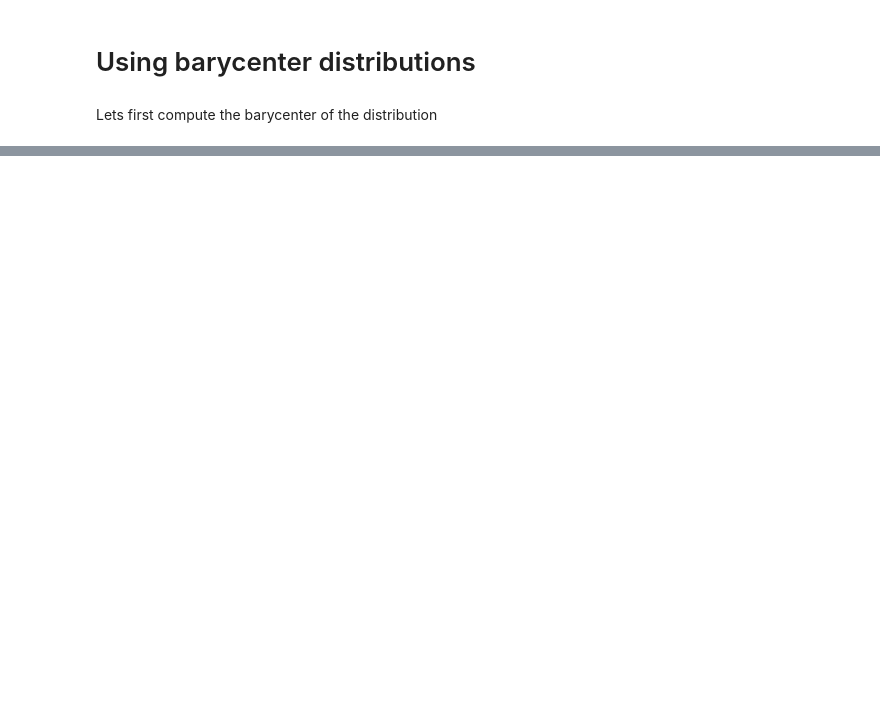
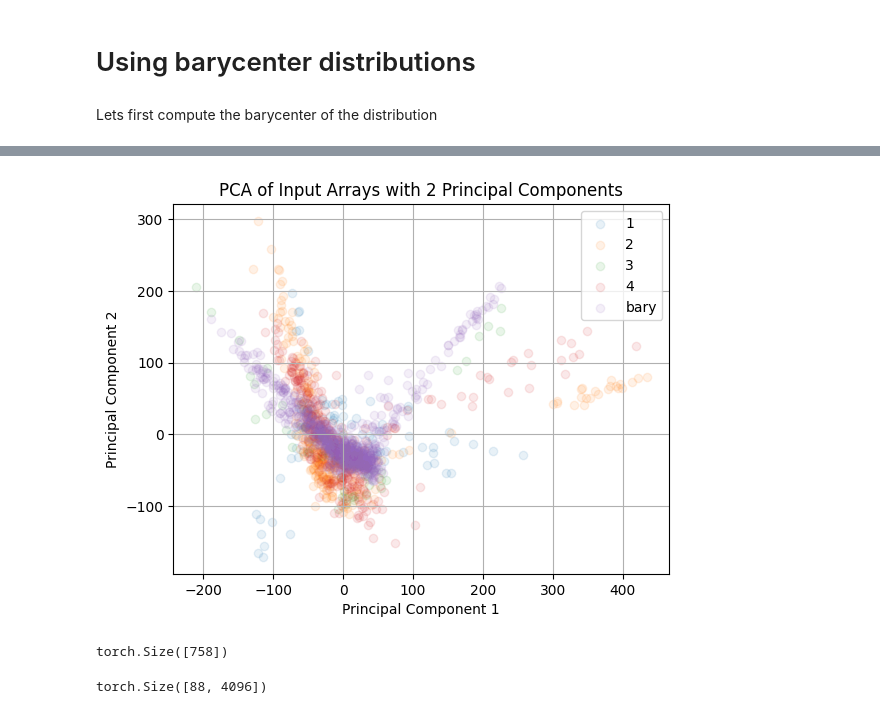
Before and after one commit to balazsmorv/fmri_classifier, a Jupyter notebook: Office-Caltech/office-caltech-simple.ipynb, the cells around one changed output, grey strips where cells are left out. Cells and saved outputs as stored; diff of their text form; code cells hidden in the pictures; blank space fills up the shorter version.

```diff
--- a/Office-Caltech/office-caltech-simple.ipynb
+++ b/Office-Caltech/office-caltech-simple.ipynb
@@ -221,0 +288,14 @@ Lets first compute the barycenter of the distribution
+# %%
+plot_pca_for_arrays(arrays=[X_trains[0].cpu(), X_trains[1].cpu(), X_trains[2].cpu(), X_trains[3].cpu(), barycenter.cpu()], n_components=2, labels=['1', '2', '3', '4', 'bary'])
+plt.show()
+# %% [output]
+[figure, added]
+# %%
+y_bari = torch.concatenate(y_trains).cpu()
+y_bari.shape
+# %% [output]
+torch.Size([758])
+# %%
+X_trains[0].shape
+# %% [output]
+torch.Size([88, 4096])
```
Also changed, not shown: parts of 29 cells of this notebook, 6 other files.
